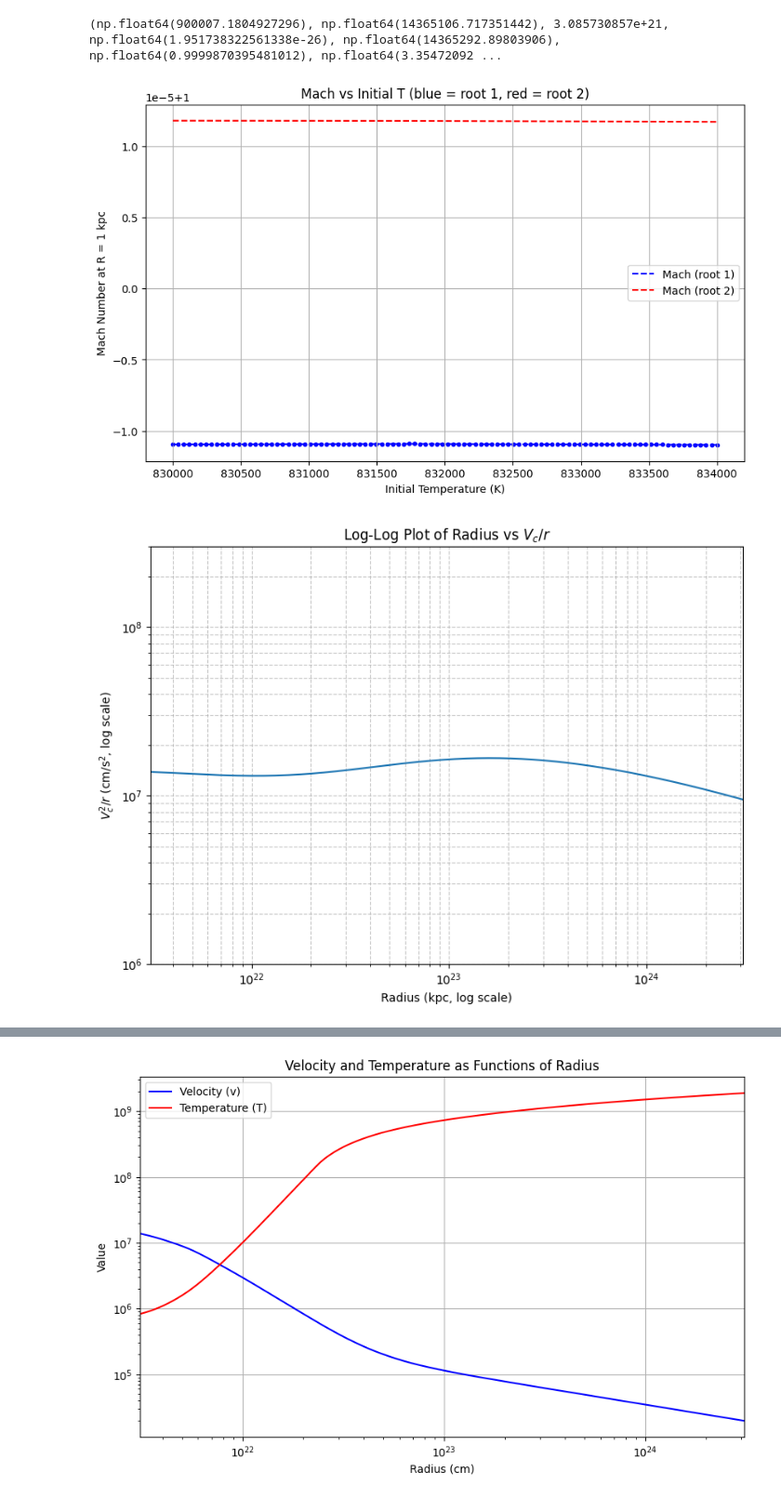
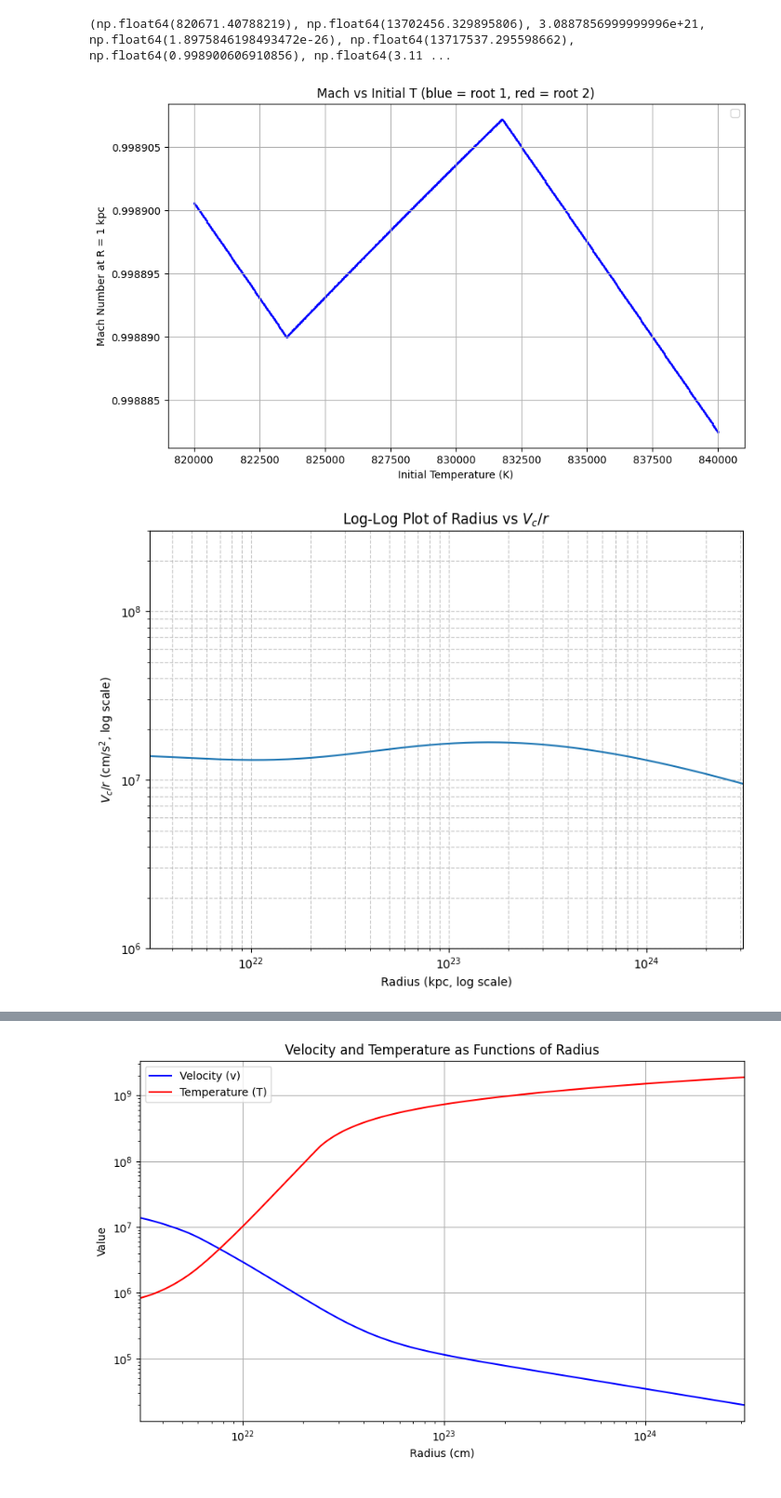
Before and after one commit to Jacob-Evans-007/Summer-2025-Hydrodynamics, a Jupyter notebook: Lab_notebook_1.ipynb, the cells around one changed output, grey strips where cells are left out. Shown: that part at 93% size. Cells and saved outputs as stored; diff of their text form; code cells hidden in the pictures.

```diff
--- a/Lab_notebook_1.ipynb
+++ b/Lab_notebook_1.ipynb
@@ -21,13 +20,12 @@ importlib.reload(lab_functions_1)  # reload to pick up any recent changes
 # Now import the specific functions from the freshly reloaded module
 import lab_functions_1 as lf
 # %%
-kpc_to_cm = 3.0857e21
 mp_g = proton_mass*1e3
 k_Bcgs = k_B*1e7
 mu = 0.6
 gamma = 5/3
 ktc = 3.0857e21
-epsilon = 1e-5
+epsilon = 1e-3
 def quadsolver(T):
     dLdT = lf.dLdTfunc(T)
     dVcdr = lf.dVcdrfunc(1*ktc, 27.1*ktc, 210*ktc)
@@ -43,8 +41,6 @@ def quadsolver(T):
 
     dlnT1 = i/2
     dlnT2 = j/2
-
-    epsilon = 1e-5
 
     T1 = T*(1 + epsilon*dlnT1)
     V_base = np.sqrt(gamma * k_Bcgs * T / (mu * mp_g))
@@ -62,24 +58,26 @@ def quadsolver(T):
         Tnaught, vnaught = T1, V1
         machnaught = mach1
         dlnT = dlnT1
+        dlnv = dlnv1
     else:
         Tnaught, vnaught = T2, V2
         machnaught = mach2
         dlnT = dlnT2
+        dlnv = dlnv2
 
     rho1 = (3 * (mu**2) * (mp_g**2) * (lf.vcgrab(1*ktc, 27.1*ktc, 210*ktc)**3)) / (2 * lf.Lambdacalc(Tnaught) * ktc)
-    Rnaught = kpc_to_cm * (1 + epsilon)
-    rhonaught = rho1 * (1 + epsilon * ((-3/2) * dlnT + 3 - (2.5 * Tnaught / lf.Tc(ktc, 27.1*ktc, 210*ktc))))
+    Rnaught = ktc * (1 + epsilon)
+    rhonaught = rho1 * (1 + epsilon * (-2 - dlnv))
 
     Mdot = 4 * np.pi * (Rnaught**2) * rhonaught * vnaught
     cs_naught = np.sqrt(gamma * k_Bcgs * Tnaught / (mu * mp_g))
 
     return Tnaught, vnaught, Rnaught, rhonaught, cs_naught, machnaught, Mdot
-print(quadsolver(900000))
+print(quadsolver(820000))
 # %% [output]
-(np.float64(900007.1804927296), np.float64(14365106.717351442), 3.085730857e+21, np.float64(1.951738322561338e-26), np.float64(14365292.89803906), np.float64(0.9999870395481012), np.float64(3.35472092 ...
+(np.float64(820671.40788219), np.float64(13702456.329895806), 3.0887856999999996e+21, np.float64(1.8975846198493472e-26), np.float64(13717537.295598662), np.float64(0.998900606910856), np.float64(3.11 ...
 # %%
-T_vals = np.linspace(830000, 834000, 100)
+T_vals = np.linspace(8.2e5, 8.4e5, 1000)
 mach_list = []
 mach1_list = []
 mach2_list = []
@@ -110,38 +108,38 @@ for T_try in T_vals:
     V1 = V_base * (1 + epsilon*dlnv1)
     V2 = V_base * (1 + epsilon*dlnv2)
     mach1 = V1 / np.sqrt(gamma * k_Bcgs * T1 / (mu * mp_g))
     mach2 = V2 / np.sqrt(gamma * k_Bcgs * T2 / (mu * mp_g))
 
     mach1_list.append(mach1)
     mach2_list.append(mach2)
 
     if mach1 < mach2:
         chosen_root.append(1)
     else:
         chosen_root.append(2)
 
 # Plotting
 plt.figure(figsize=(10,6))
 
 # Both root curves
-plt.plot(T_vals, mach1_list, 'b--', label='Mach (root 1)')
-plt.plot(T_vals, mach2_list, 'r--', label='Mach (root 2)')
+#plt.plot(T_vals, mach1_list, 'b', label='Mach (root 1)')
+#plt.plot(T_vals, mach2_list, 'r', label='Mach (root 2)')
 
 # Chosen root (dot at actual mach)
 for T_try, mach_val, root in zip(T_vals, mach_list, chosen_root):
     if root == 1:
-        plt.scatter(T_try, mach_val, color='blue', s=10)
+        plt.scatter(T_try, mach_val, color='blue', s=1)
     else:
-        plt.scatter(T_try, mach_val, color='red', s=10)
+        plt.scatter(T_try, mach_val, color='red', s=1)
 
 plt.xlabel('Initial Temperature (K)')
 plt.ylabel('Mach Number at R = 1 kpc')
 plt.title('Mach vs Initial T (blue = root 1, red = root 2)')
 plt.grid(True)
 plt.legend()
 plt.show()
 # %% [output]
-[figure, old version]
+[figure, new version]
 # %%
 def vc2grab(r,rs,R):
     vc2 = lf.vcgrab(r, rs,R)**2
@@ -154,7 +152,7 @@ vc_squared = [lf.vcgrab(r, 27.1*ktc, 210*ktc) for r in radii]
 plt.figure(figsize=(8, 6))
 plt.loglog(radii, vc_squared)
 plt.xlabel("Radius (kpc, log scale)")
-plt.ylabel(r"$V_c^2/r$ (cm/s$^2$, log scale)")
+plt.ylabel(r"$V_c/r$ (cm/s$^2$, log scale)")
 plt.title("Log-Log Plot of Radius vs $V_c/r$")
 plt.xlim(3.085e21, 3.086e24)
 plt.yscale('log')
@@ -164,7 +162,7 @@ plt.tight_layout()
 plt.savefig('plot.png', transparent=True)
 plt.show()
 # %% [output]
-[figure, old version]
+[figure, new version]
 # %%
 from scipy.integrate import cumulative_trapezoid
 
```
Also changed, not shown: parts of 9 cells of this notebook, 3 other files.
